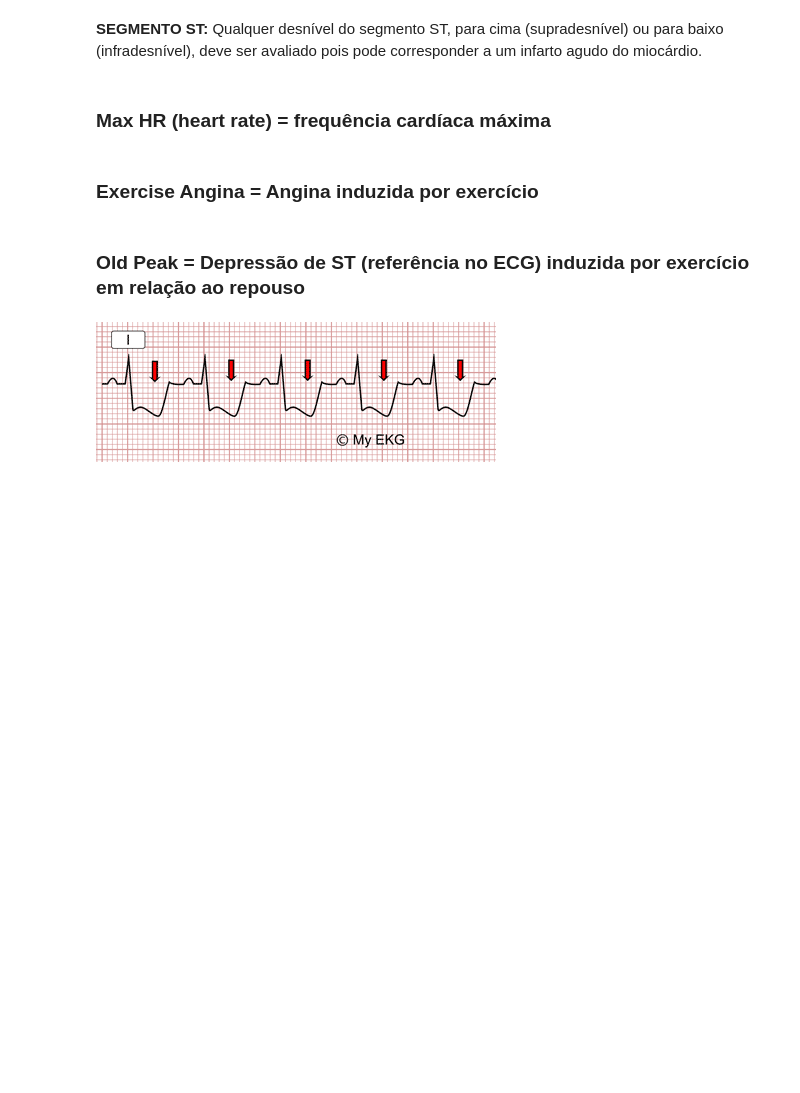
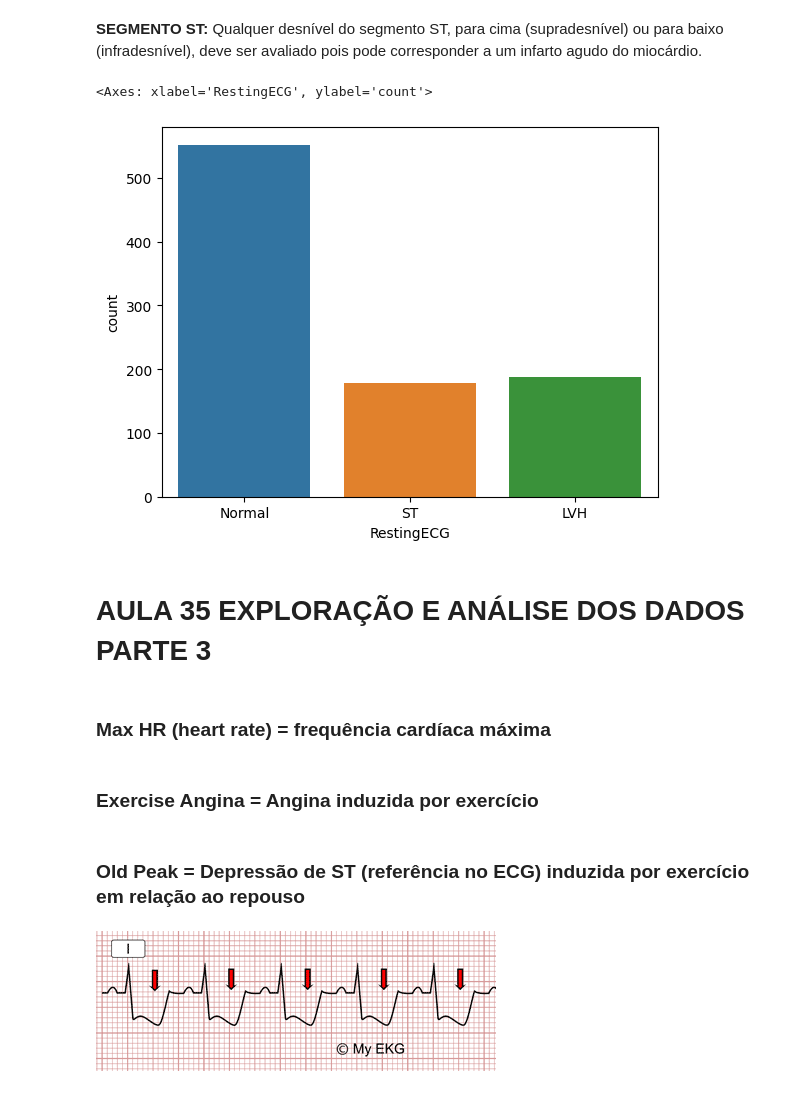
Before and after one commit to mateus-neres/Machine_Learning_com_Python, a Jupyter notebook: 32_35_exploracao_e_analise_dos_dados.ipynb, the cells around one changed output. Cells and saved outputs as stored; diff of their text form; code cells hidden in the pictures; blank space fills up the shorter version.

```diff
--- a/32_35_exploracao_e_analise_dos_dados.ipynb
+++ b/32_35_exploracao_e_analise_dos_dados.ipynb
@@ -223,6 +226,13 @@ ST: Anormalidade da onda ST-T
 segmento ST, para cima (supradesnível) ou para baixo
 (infradesnível), deve ser avaliado pois pode corresponder a um
 infarto agudo do miocárdio.
+# %%
+sns.countplot(x=dados.RestingECG, data=dados)
+# %% [output]
+<Axes: xlabel='RestingECG', ylabel='count'>
+[figure, added]
+# %% [markdown]
+# **AULA 35 EXPLORAÇÃO E ANÁLISE DOS DADOS PARTE 3**
 # %% [markdown]
 ### **Max HR (heart rate) = frequência cardíaca máxima**
 # %% [markdown]
```
Also changed, not shown: parts of 5 cells of this notebook.
